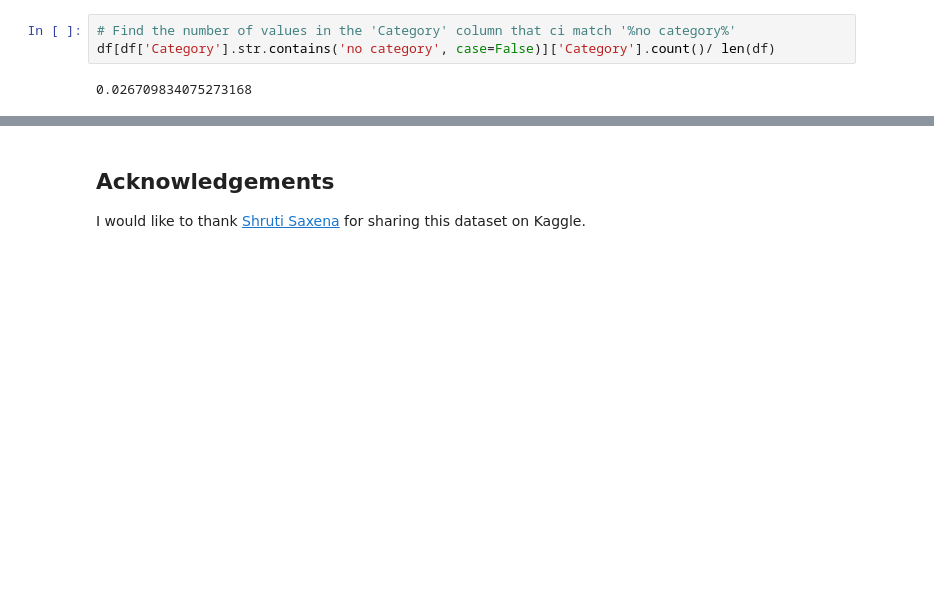
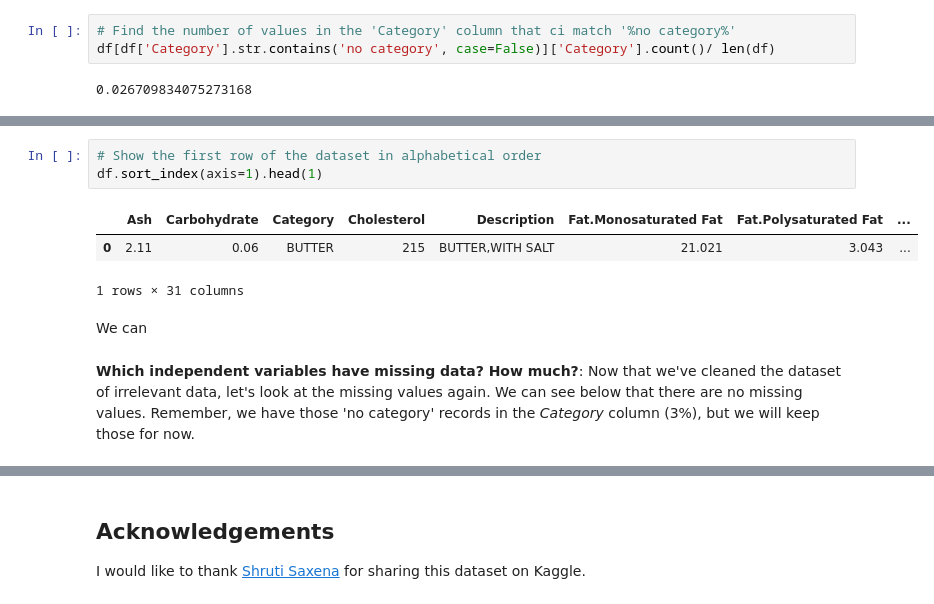
Before and after one commit to vishnuraosharma/exploratory-data-analysis, a Jupyter notebook: Nutrition /ML_Data_Cleaning_and_Feature_Selection_Food_Nutrition.ipynb, the cells around one changed output, grey strips where cells are left out. Saved outputs shown, nothing was run; the diff lists cells and outputs as text; blank space fills up the shorter version.

```diff
--- a/Nutrition /ML_Data_Cleaning_and_Feature_Selection_Food_Nutrition.ipynb
+++ b/Nutrition /ML_Data_Cleaning_and_Feature_Selection_Food_Nutrition.ipynb
@@ -211,0 +185,11 @@ for c in numeric_cols.columns[:]:
+# %%
+# Show the first row of the dataset in alphabetical order
+df.sort_index(axis=1).head(1)
+# %% [output]
+|  | Ash | Carbohydrate | Category | Cholesterol | Description | Fat.Monosaturated Fat | Fat.Polysaturated Fat | ... |
+| 0 | 2.11 | 0.06 | BUTTER | 215 | BUTTER,WITH SALT | 21.021 | 3.043 | ... |
+1 rows × 31 columns
+# %% [markdown]
+We can
+# %% [markdown]
+ **Which independent variables have missing data? How much?**: Now that we've cleaned the dataset of irrelevant data, let's look at the missing values again. We can see below that there are no missing values. Remember, we have those  'no category' records in the *Category* column (3%), but we will keep those for now.
```
Also changed, not shown: parts of 36 cells of this notebook.
